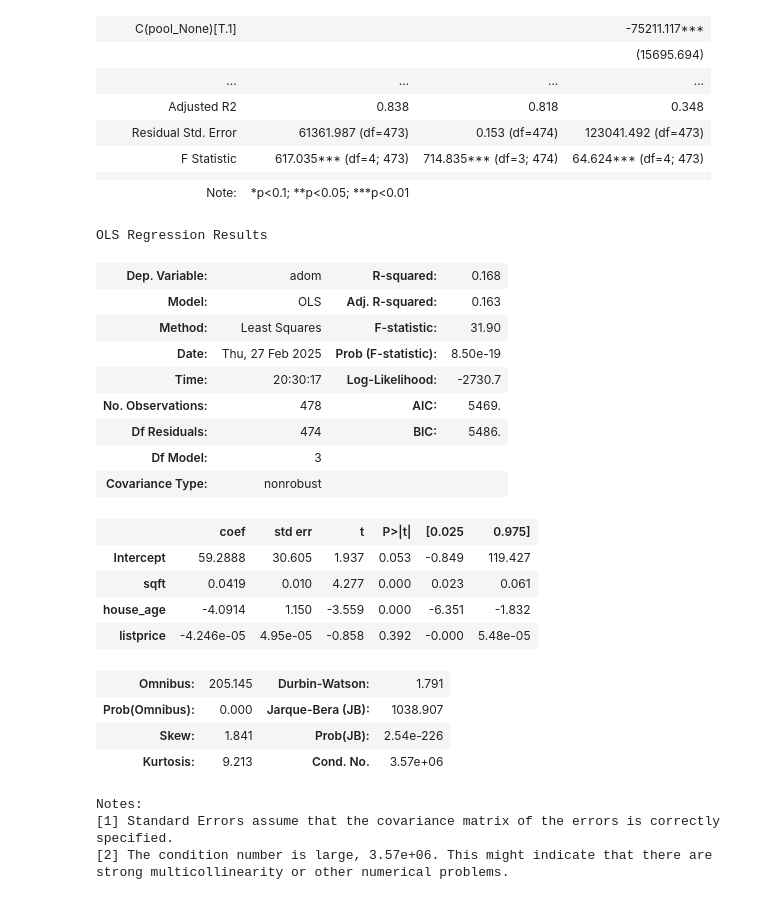
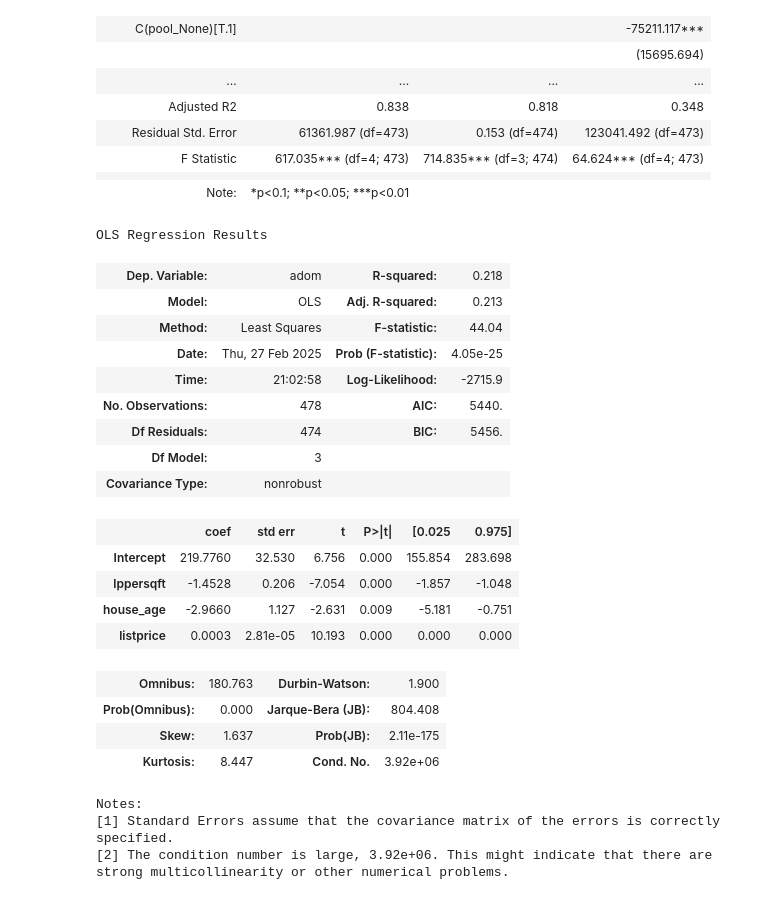
Before and after one commit to bombTechCoder/huntersGreen, a Jupyter notebook: scripts/predictSales.ipynb, the cells around one changed output. Drawn from its saved outputs; the diff is of its cells as text; code cells hidden in the pictures.

```diff
--- a/scripts/predictSales.ipynb
+++ b/scripts/predictSales.ipynb
@@ -357,31 +358,31 @@ display(HTML(html))
 |  |  |  |  |
 | Note: | *p<0.1; **p<0.05; ***p<0.01 |  |  |
 # %%
-amodel1 = smf.ols(formula='adom ~ sqft + house_age + listprice', data=df).fit()
+amodel1 = smf.ols(formula='adom ~ lppersqft + house_age + listprice', data=df).fit()
 
 display(amodel1.summary())
 # %% [output]
 OLS Regression Results
-| Dep. Variable: | adom | R-squared: | 0.168 |
-| Model: | OLS | Adj. R-squared: | 0.163 |
-| Method: | Least Squares | F-statistic: | 31.90 |
-| Date: | Thu, 27 Feb 2025 | Prob (F-statistic): | 8.50e-19 |
-| Time: | 20:30:17 | Log-Likelihood: | -2730.7 |
-| No. Observations: | 478 | AIC: | 5469. |
-| Df Residuals: | 474 | BIC: | 5486. |
+| Dep. Variable: | adom | R-squared: | 0.218 |
+| Model: | OLS | Adj. R-squared: | 0.213 |
+| Method: | Least Squares | F-statistic: | 44.04 |
+| Date: | Thu, 27 Feb 2025 | Prob (F-statistic): | 4.05e-25 |
+| Time: | 21:02:58 | Log-Likelihood: | -2715.9 |
+| No. Observations: | 478 | AIC: | 5440. |
+| Df Residuals: | 474 | BIC: | 5456. |
 | Df Model: | 3 |  |  |
 | Covariance Type: | nonrobust |  |  |
 |  | coef | std err | t | P>|t| | [0.025 | 0.975] |
-| Intercept | 59.2888 | 30.605 | 1.937 | 0.053 | -0.849 | 119.427 |
-| sqft | 0.0419 | 0.010 | 4.277 | 0.000 | 0.023 | 0.061 |
-| house_age | -4.0914 | 1.150 | -3.559 | 0.000 | -6.351 | -1.832 |
-| listprice | -4.246e-05 | 4.95e-05 | -0.858 | 0.392 | -0.000 | 5.48e-05 |
+| Intercept | 219.7760 | 32.530 | 6.756 | 0.000 | 155.854 | 283.698 |
+| lppersqft | -1.4528 | 0.206 | -7.054 | 0.000 | -1.857 | -1.048 |
+| house_age | -2.9660 | 1.127 | -2.631 | 0.009 | -5.181 | -0.751 |
+| listprice | 0.0003 | 2.81e-05 | 10.193 | 0.000 | 0.000 | 0.000 |
-| Omnibus: | 205.145 | Durbin-Watson: | 1.791 |
-| Prob(Omnibus): | 0.000 | Jarque-Bera (JB): | 1038.907 |
-| Skew: | 1.841 | Prob(JB): | 2.54e-226 |
-| Kurtosis: | 9.213 | Cond. No. | 3.57e+06 |
+| Omnibus: | 180.763 | Durbin-Watson: | 1.900 |
+| Prob(Omnibus): | 0.000 | Jarque-Bera (JB): | 804.408 |
+| Skew: | 1.637 | Prob(JB): | 2.11e-175 |
+| Kurtosis: | 8.447 | Cond. No. | 3.92e+06 |
 Notes:
 [1] Standard Errors assume that the covariance matrix of the errors is correctly specified.
-[2] The condition number is large, 3.57e+06. This might indicate that there are
+[2] The condition number is large, 3.92e+06. This might indicate that there are
 strong multicollinearity or other numerical problems.
 # %%
```
Also changed, not shown: parts of 10 cells of this notebook.
